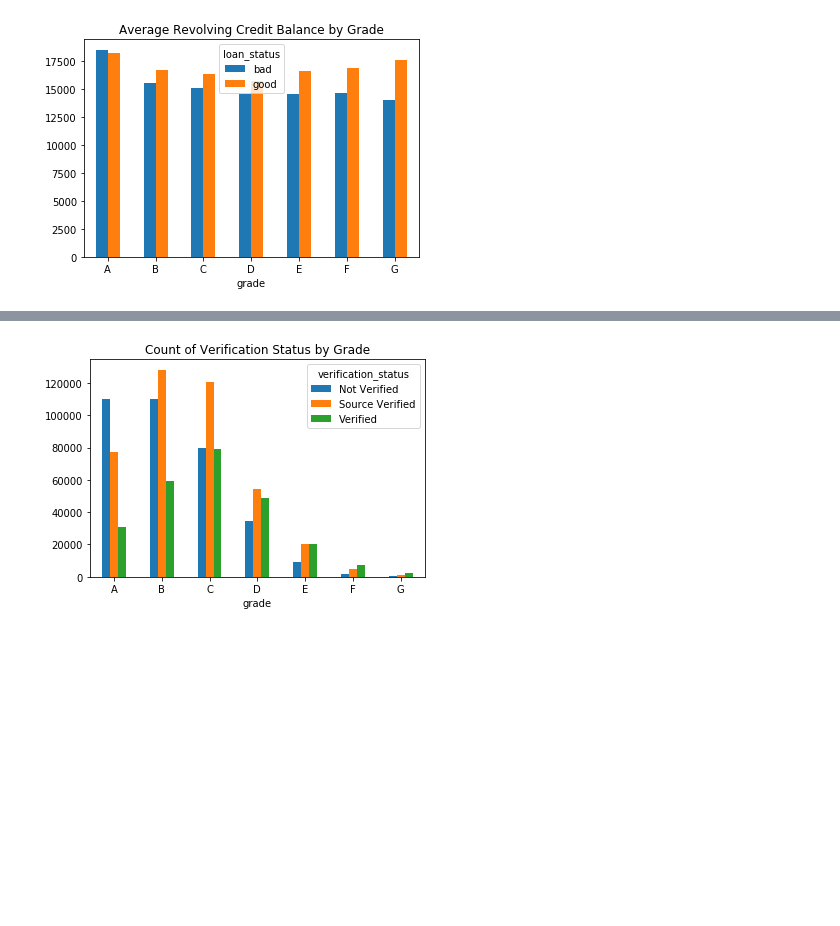
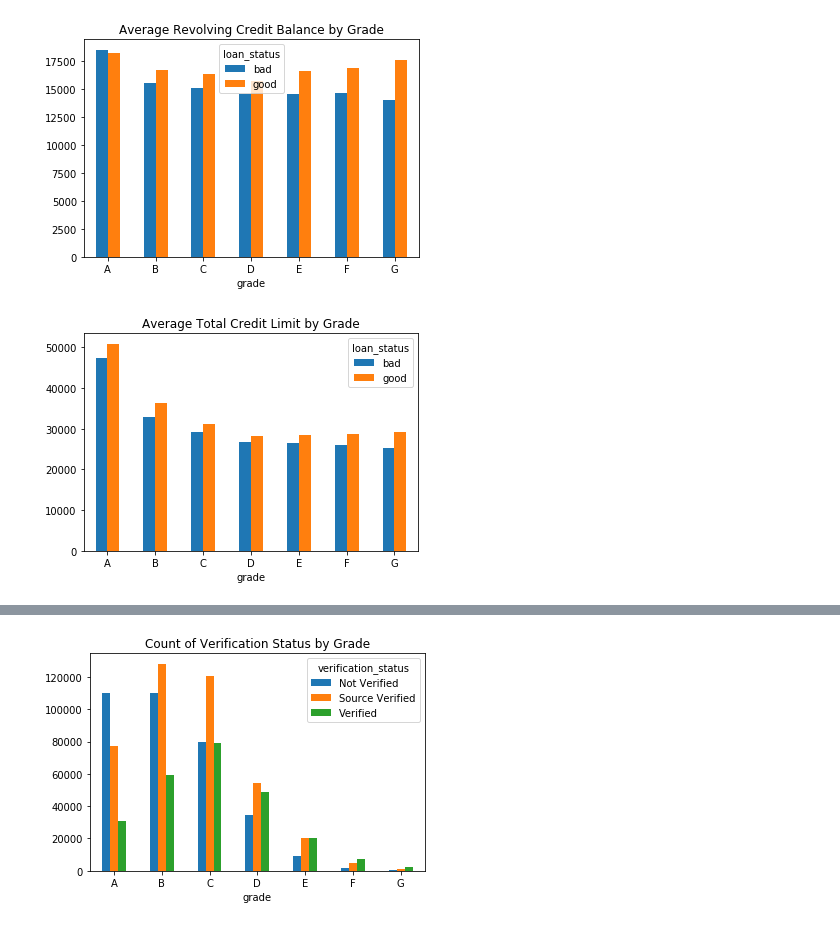
Before and after one commit to dhivya-rao/FAML, a Jupyter notebook: LendingClub - Kaggle.ipynb, the cells around one changed output, grey strips where cells are left out. Cells and saved outputs as stored; diff of their text form; code cells hidden in the pictures; blank space fills up the shorter version.

```diff
--- a/LendingClub - Kaggle.ipynb
+++ b/LendingClub - Kaggle.ipynb
@@ -180,3 +188,9 @@ df.unstack(level=0).plot.bar(title='Average Revolving Credit Balance by Grade',
 plt.show()
 # %% [output]
 [figure]
+# %%
+df = data.groupby(['loan_status', 'grade'])['total_rev_hi_lim'].mean()
+df.unstack(level=0).plot.bar(title='Average Total Credit Limit by Grade', rot=0)
+plt.show()
+# %% [output]
+[figure, added]
```
Also changed, not shown: parts of 22 cells of this notebook.
